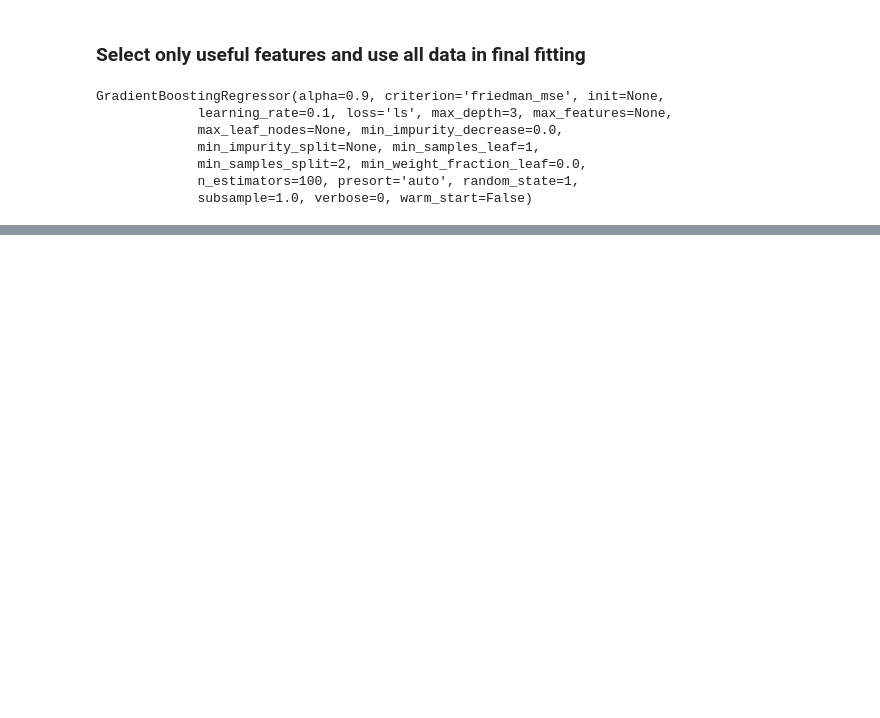
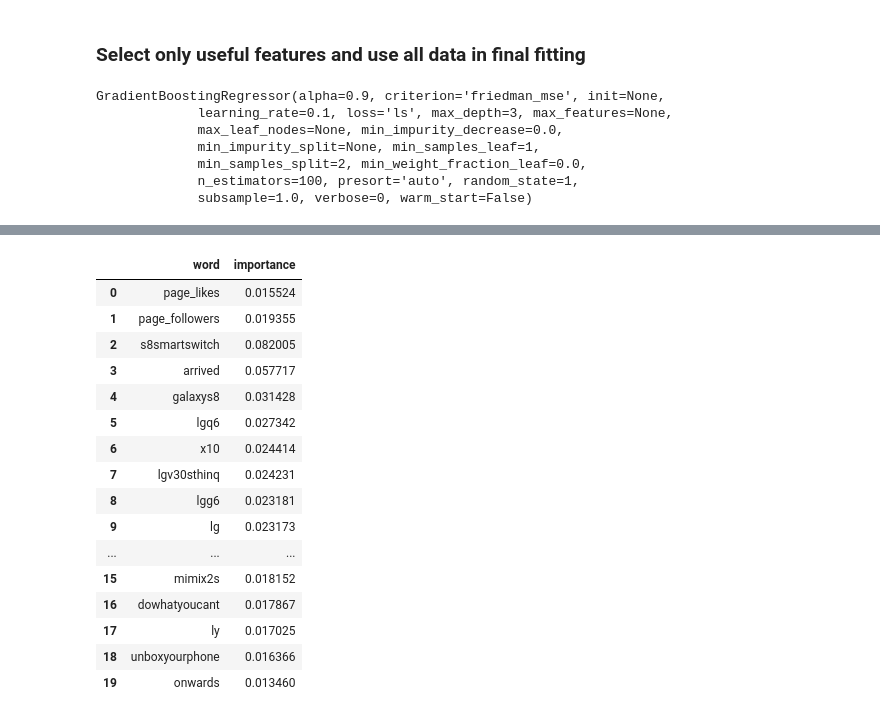
Before and after one commit to nykznykz/mining-web-data, a Jupyter notebook: project/prediction_of_likes.ipynb, the cells around one changed output, grey strips where cells are left out. Drawn from its saved outputs; the diff is of its cells as text; code cells hidden in the pictures; blank space fills up the shorter version.

```diff
--- a/project/prediction_of_likes.ipynb
+++ b/project/prediction_of_likes.ipynb
@@ -276,0 +434,28 @@ mape: 15.765
+# %%
+importance_df_fb["word"] = np.array(vect_fb.get_feature_names())[impt_feats_fb[:-2]]
+# %%
+importance_df_fb["importance"] = gbr_fb.feature_importances_[impt_feats_fb][:-2]
+# %%
+importance_df_fb = importance_df_fb.sort_values(by="importance",ascending=False)
+# %%
+meta_importance_df_fb = pd.DataFrame([["page_likes",0.00352126],["page_followers",0.01468663]],columns=["word","importance"])
+# %%
+pd.concat([meta_importance_df_fb,importance_df_fb],axis = 0).reset_index(drop=True).head(20)
+# %% [output]
+|  | word | importance |
+| 0 | page_likes | 0.015524 |
+| 1 | page_followers | 0.019355 |
+| 2 | s8smartswitch | 0.082005 |
+| 3 | arrived | 0.057717 |
+| 4 | galaxys8 | 0.031428 |
+| 5 | lgq6 | 0.027342 |
+| 6 | x10 | 0.024414 |
+| 7 | lgv30sthinq | 0.024231 |
+| 8 | lgg6 | 0.023181 |
+| 9 | lg | 0.023173 |
+| ... | ... | ... |
+| 15 | mimix2s | 0.018152 |
+| 16 | dowhatyoucant | 0.017867 |
+| 17 | ly | 0.017025 |
+| 18 | unboxyourphone | 0.016366 |
+| 19 | onwards | 0.013460 |
```
Also changed, not shown: parts of 48 cells of this notebook, 3 other files.
